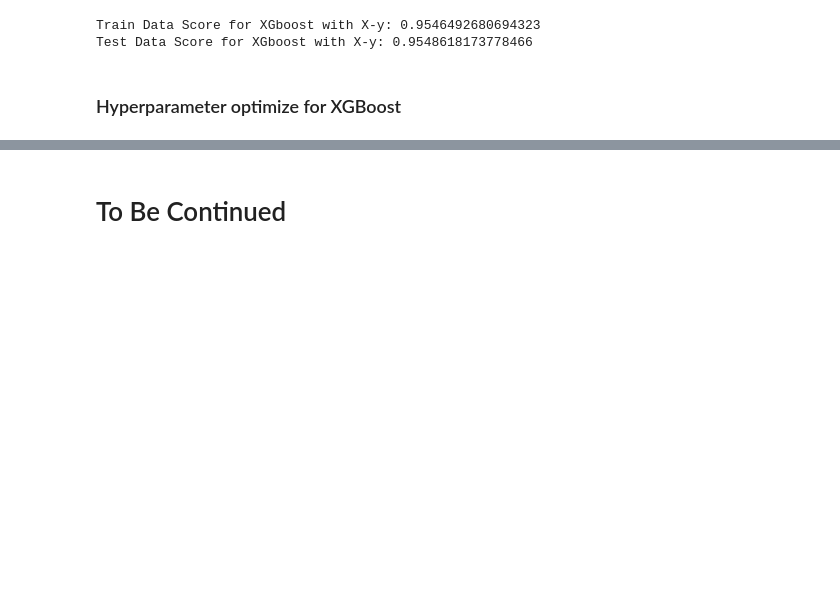
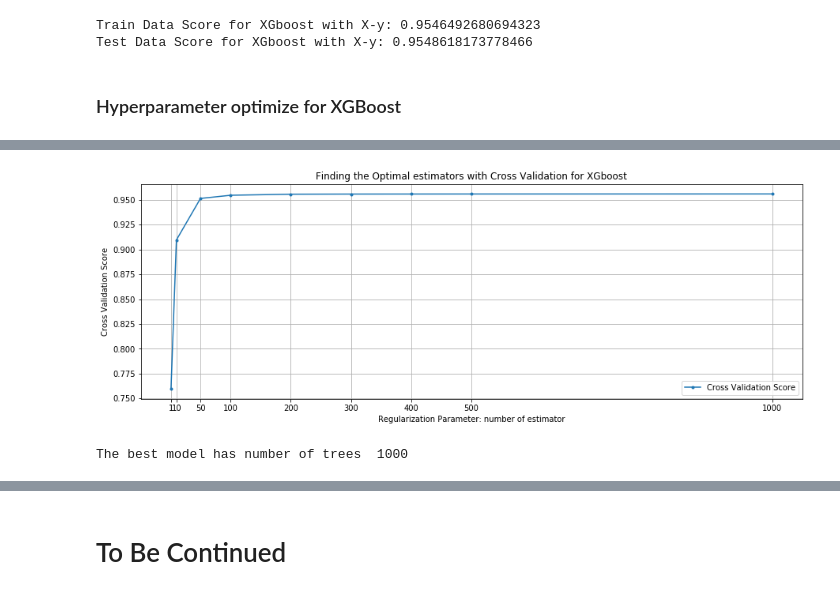
Before and after one commit to terrancexia/Home-Credit-Default-Risk-, a Jupyter notebook: Home Credit Default Risk.ipynb, the cells around one changed output, grey strips where cells are left out. Drawn from its saved outputs; the diff is of its cells as text; code cells hidden in the pictures; blank space fills up the shorter version.

```diff
--- a/Home Credit Default Risk.ipynb
+++ b/Home Credit Default Risk.ipynb
@@ -1792,3 +1858,37 @@ I will use GridSearchCV to optimize the following parameters:
+# %%
+# use cv to narrow down number of estiator
+
+#create empty list for xg cv score
+cv_score2_xg = []
+
+#create range for n_estimators
+estimators = [1,10,50,100,200,300,400,500,1000]
+
+#Using for loops to create the iteration for 3 fold
+for e in estimators:
+    #Initiate XGboost
+    xg4 = XGBClassifier(n_estimators=e, n_jobs=-1)
+    #Fit model on 3 folds.
+    score2_xg = cross_val_score(xg4, X_train, y_train, cv = 3).mean()
+    cv_score2_xg.append(score2_xg)
+# %%
+#visulize the cv score
+plt.figure(figsize=(15,5))
+plt.plot(estimators, cv_score2_xg, label='Cross Validation Score', marker='.')
+plt.legend()
+plt.xlabel('Regularization Parameter: number of estimator')
+plt.xticks(estimators)
+plt.ylabel('Cross Validation Score')
+plt.title('Finding the Optimal estimators with Cross Validation for XGboost')
+plt.grid()
+plt.show()
+
+which_max = np.array(cv_score2_xg).argmax()
+
+print("The best model has number of trees ",estimators[which_max])
+# %% [output]
+[figure, added]
+The best model has number of trees  1000
 # %%
 #Using Gridsearchcv to find the best parameters
 
```
Also changed, not shown: parts of 28 cells of this notebook.
